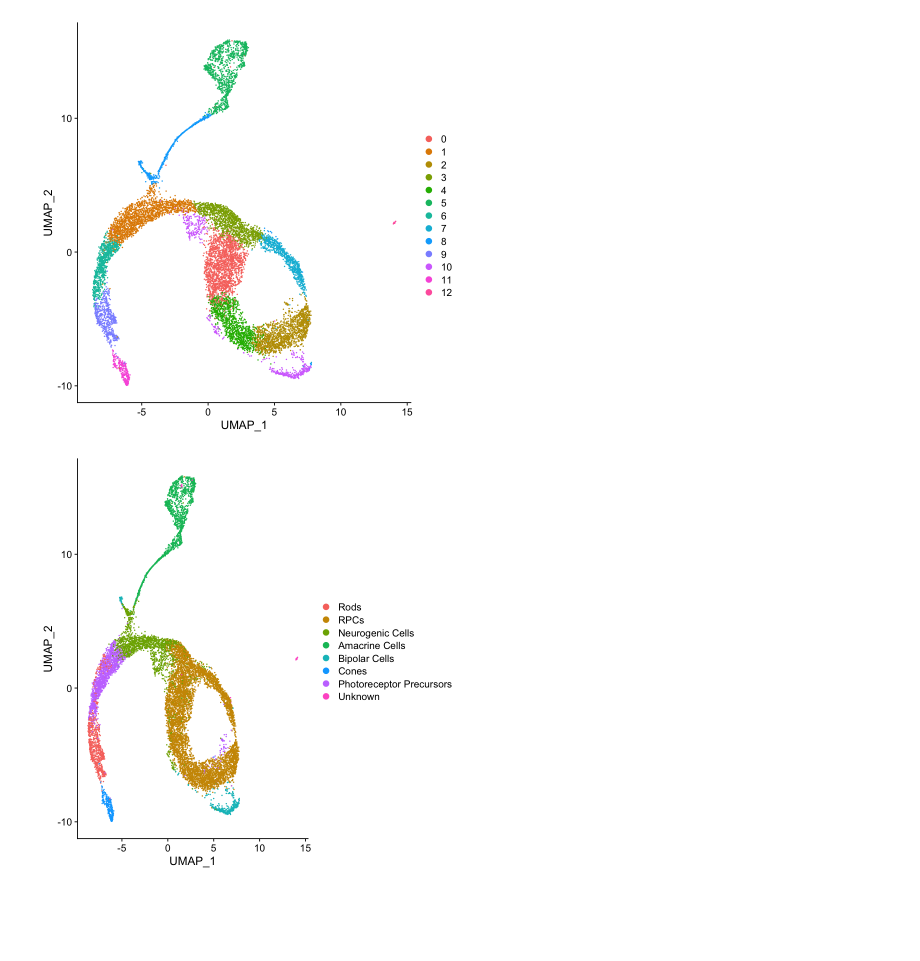
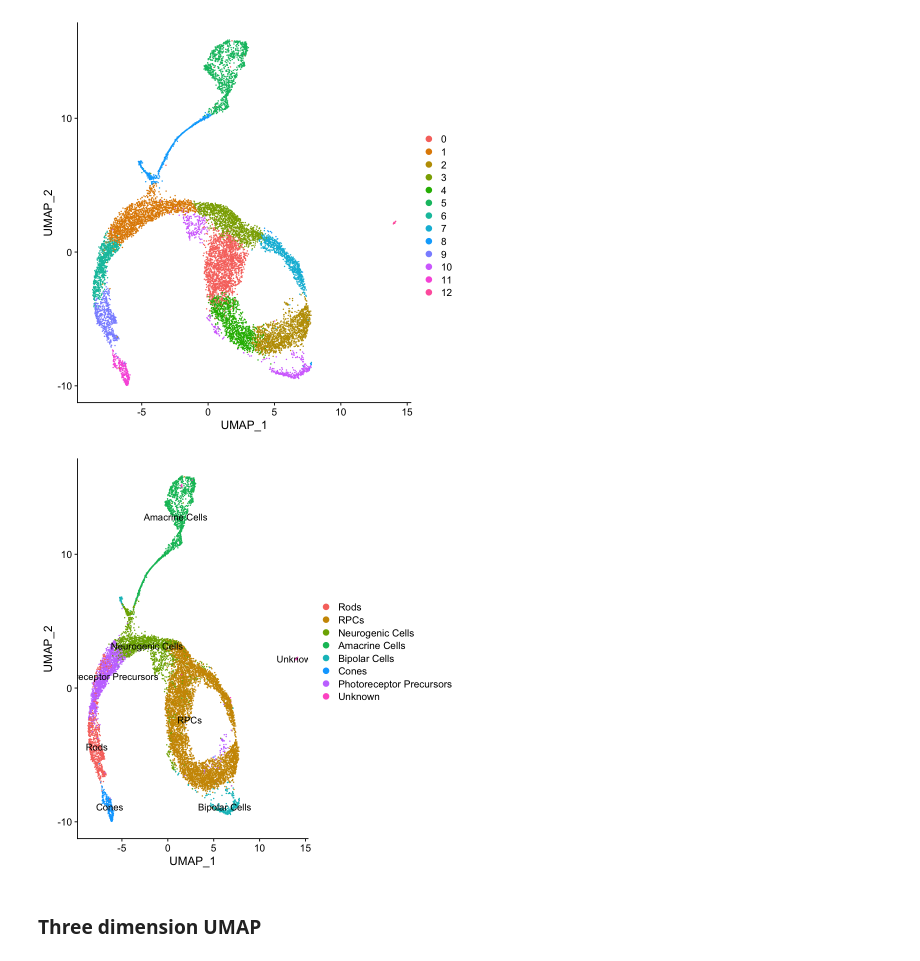
Before and after one commit to ironman-tetsuo/Introduction_to_scRNA-seq, a Jupyter notebook: 1_Clark_P2_Retina/Clark_P2_Retina.ipynb, the cells around one changed output. Drawn from its saved outputs; the diff is of its cells as text; code cells hidden in the pictures; blank space fills up the shorter version.

```diff
--- a/1_Clark_P2_Retina/Clark_P2_Retina.ipynb
+++ b/1_Clark_P2_Retina/Clark_P2_Retina.ipynb
@@ -464,6 +463,8 @@ saveRDS(dat, file = "./dat_after_UMAP")
 #Assign cell types to cells as cluster names
 Idents(dat) <- dat@meta.data$CellType
 # %%
-DimPlot(dat, reduction = "umap")
+DimPlot(dat, reduction = "umap", label = TRUE)
 # %% [output]
-[figure, old version]
+[figure, new version]
+# %% [markdown]
+### Three dimension UMAP
```
Also changed, not shown: parts of 4 cells of this notebook.
